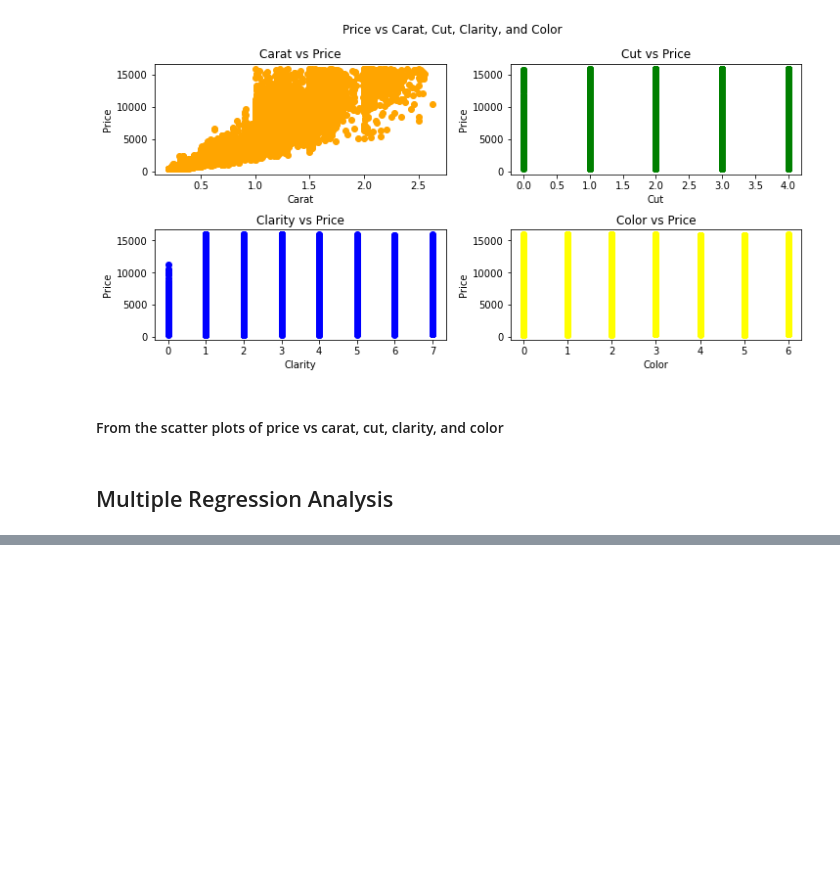
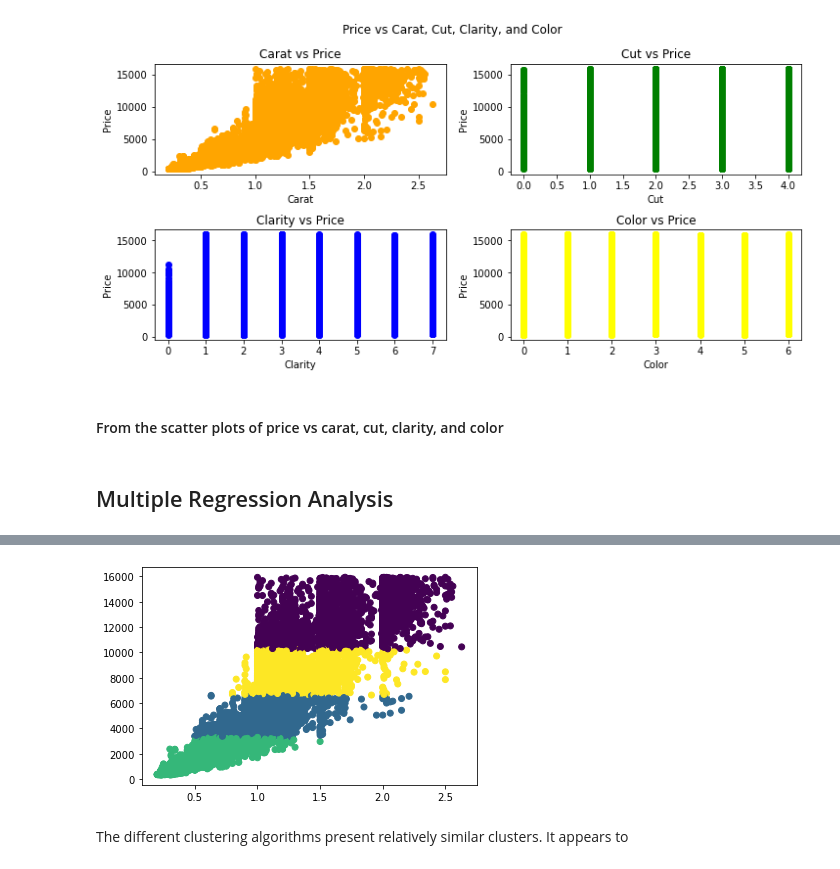
Before and after one commit to Jbglet29/AIT580_T7_Final_Project, a Jupyter notebook: AIT580_T7_GCT_Final_Project.ipynb, the cells around one changed output, grey strips where cells are left out. Cells and saved outputs as stored; diff of their text form; code cells hidden in the pictures; blank space fills up the shorter version.

```diff
--- a/AIT580_T7_GCT_Final_Project.ipynb
+++ b/AIT580_T7_GCT_Final_Project.ipynb
@@ -413,0 +412,13 @@ Although non-linear models were most accurate for predicting the price, in order
+# %%
+#BIRCH Clustering for price and carat
+birch = Birch(threshold = 0.01, n_clusters = 4)
+birch.fit(df)
+
+prd = birch.predict(df)
+
+plt.scatter(df['carat'], df['price'], c = prd)
+plt.show()
+# %% [output]
+[figure, added]
+# %% [markdown]
+The different clustering algorithms present relatively similar clusters. It appears to
```
Also changed, not shown: parts of 31 cells of this notebook.
